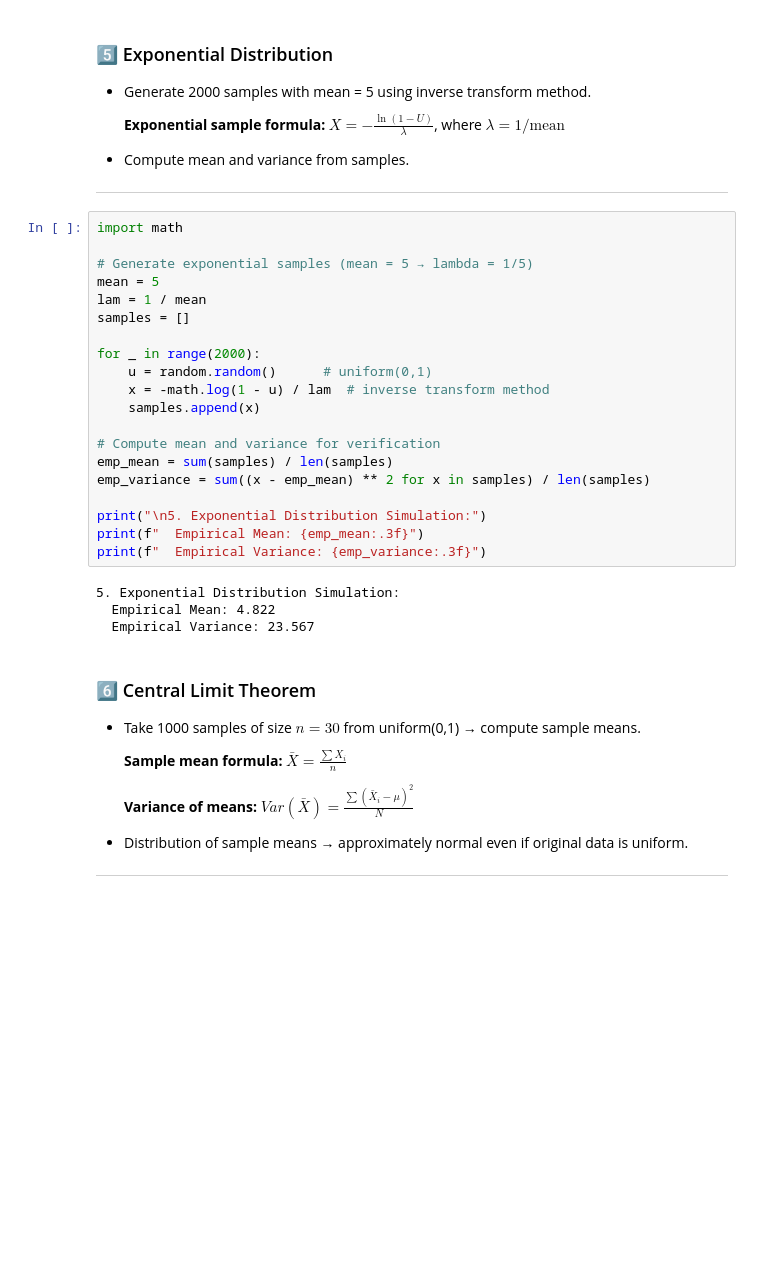
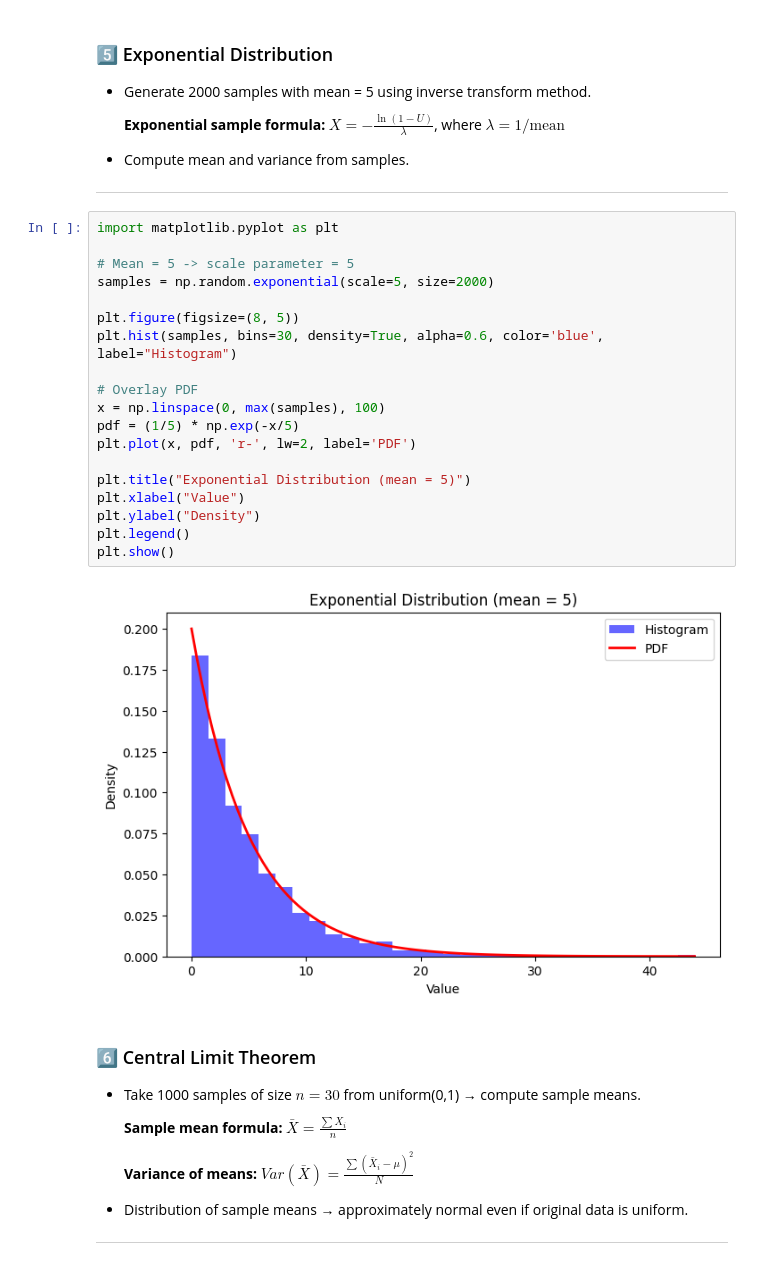
Before and after one commit to HarshGautam1313/tutedude-data-science-projects, a Jupyter notebook: assignment2/Probability.ipynb, the cells around one changed output. Drawn from its saved outputs; the diff is of its cells as text; blank space fills up the shorter version.

```diff
--- a/assignment2/Probability.ipynb
+++ b/assignment2/Probability.ipynb
@@ -172,29 +159,26 @@ print(f"  Empirical Standard Deviation: {std_dev:.3f}")
 - Compute mean and variance from samples.
 ---
 # %%
-import math
+import matplotlib.pyplot as plt
 
-# Generate exponential samples (mean = 5 → lambda = 1/5)
-mean = 5
-lam = 1 / mean
-samples = []
+# Mean = 5 -> scale parameter = 5
+samples = np.random.exponential(scale=5, size=2000)
 
-for _ in range(2000):
-    u = random.random()      # uniform(0,1)
-    x = -math.log(1 - u) / lam  # inverse transform method
-    samples.append(x)
+plt.figure(figsize=(8, 5))
+plt.hist(samples, bins=30, density=True, alpha=0.6, color='blue', label="Histogram")
 
-# Compute mean and variance for verification
-emp_mean = sum(samples) / len(samples)
-emp_variance = sum((x - emp_mean) ** 2 for x in samples) / len(samples)
+# Overlay PDF
+x = np.linspace(0, max(samples), 100)
+pdf = (1/5) * np.exp(-x/5)
+plt.plot(x, pdf, 'r-', lw=2, label='PDF')
 
-print("\n5. Exponential Distribution Simulation:")
-print(f"  Empirical Mean: {emp_mean:.3f}")
-print(f"  Empirical Variance: {emp_variance:.3f}")
+plt.title("Exponential Distribution (mean = 5)")
+plt.xlabel("Value")
+plt.ylabel("Density")
+plt.legend()
+plt.show()
 # %% [output]
-5. Exponential Distribution Simulation:
-  Empirical Mean: 4.822
-  Empirical Variance: 23.567
+[figure, added]
 # %% [markdown]
 ### 6️⃣ Central Limit Theorem
 
```
Also changed, not shown: parts of 5 cells of this notebook.
